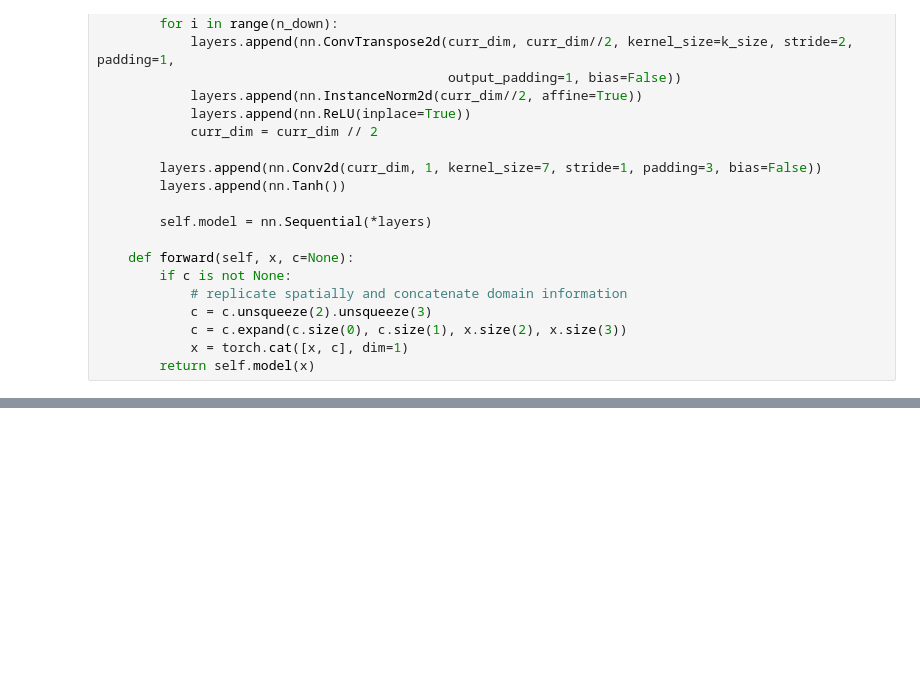
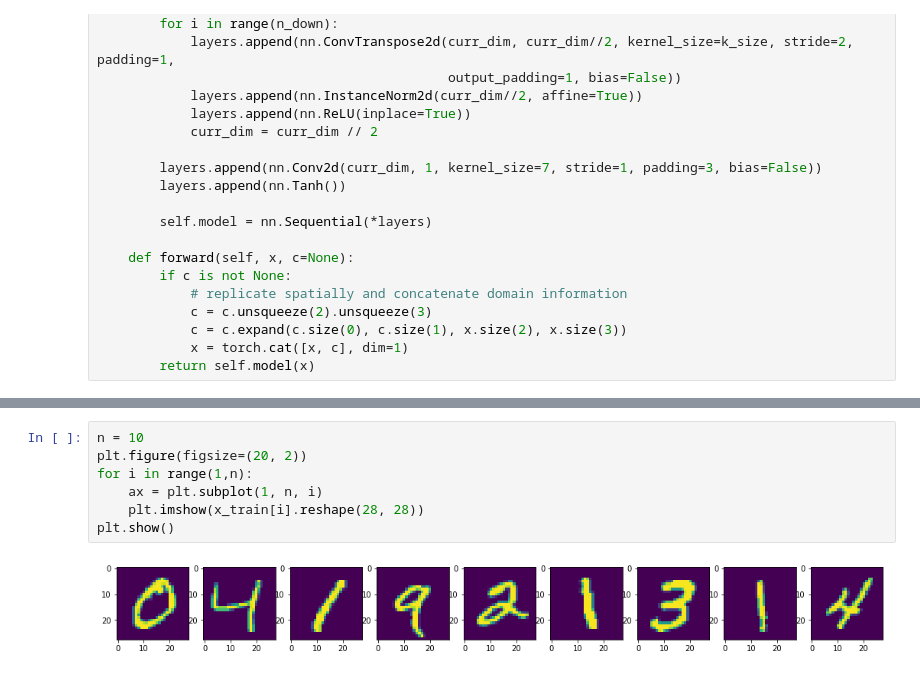
Before and after one commit to tema7707/Course-work-3, a Jupyter notebook: autoencoder_test.ipynb, the cells around one changed output, grey strips where cells are left out. Saved outputs shown, nothing was run; the diff lists cells and outputs as text; blank space fills up the shorter version.

```diff
--- a/autoencoder_test.ipynb
+++ b/autoencoder_test.ipynb
@@ -264,0 +289,9 @@ Estimated Total Size (MB): 54.99
+# %%
+n = 10
+plt.figure(figsize=(20, 2))
+for i in range(1,n):
+    ax = plt.subplot(1, n, i)
+    plt.imshow(x_train[i].reshape(28, 28))
+plt.show()
+# %% [output]
+[figure, added]
```
Also changed, not shown: parts of 26 cells of this notebook, 4 other files.
